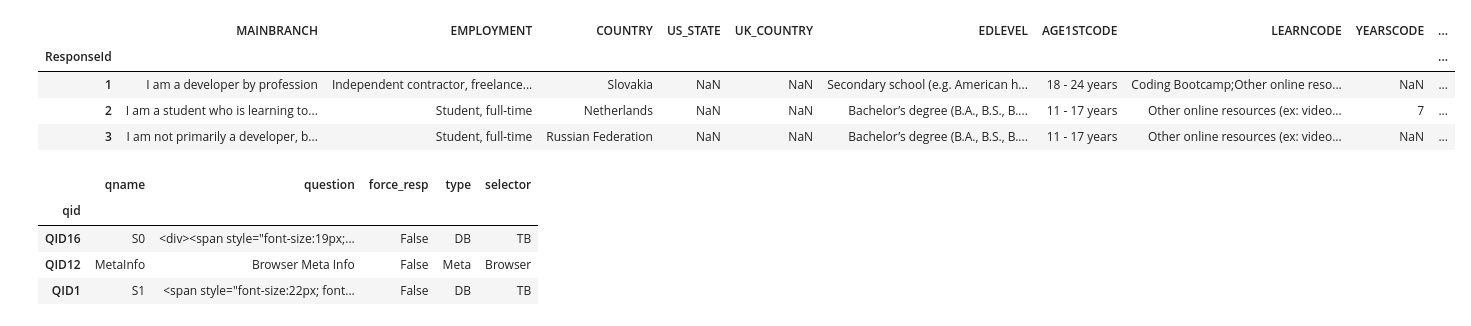
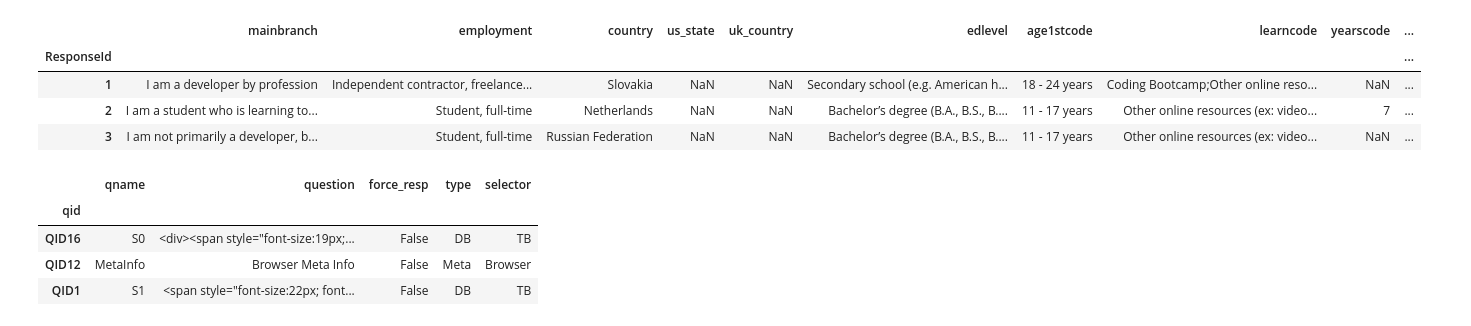
Before and after one commit to AndrzejWinogradow/Nauka_DataSciencePy, a Jupyter notebook: Nauka_DataScience_Pandas/Pandas Demo.ipynb, the cells around one changed output. Cells and saved outputs as stored; diff of their text form; code cells hidden in the pictures.

```diff
--- a/Nauka_DataScience_Pandas/Pandas Demo.ipynb
+++ b/Nauka_DataScience_Pandas/Pandas Demo.ipynb
@@ -7,10 +7,10 @@ schema_df = pd.read_csv('survey_results_schema.csv', index_col='qid')
 pd.set_option('display.max_columns', 88)
 pd.set_option('display.max_rows', 88)
 # %%
-df.columns = [x.upper() for x in df.columns]
+df.columns = [x.lower() for x in df.columns]
 df.head(3)
 # %% [output]
-|  | MAINBRANCH | EMPLOYMENT | COUNTRY | US_STATE | UK_COUNTRY | EDLEVEL | AGE1STCODE | LEARNCODE | YEARSCODE | ... |
+|  | mainbranch | employment | country | us_state | uk_country | edlevel | age1stcode | learncode | yearscode | ... |
 | ResponseId |  |  |  |  |  |  |  |  |  | ... |
 | 1 | I am a developer by profession | Independent contractor, freelance... | Slovakia | NaN | NaN | Secondary school (e.g. American h... | 18 - 24 years | Coding Bootcamp;Other online reso... | NaN | ... |
 | 2 | I am a student who is learning to... | Student, full-time | Netherlands | NaN | NaN | Bachelor’s degree (B.A., B.S., B.... | 11 - 17 years | Other online resources (ex: video... | 7 | ... |
```
Also changed, not shown: 2 other files.
